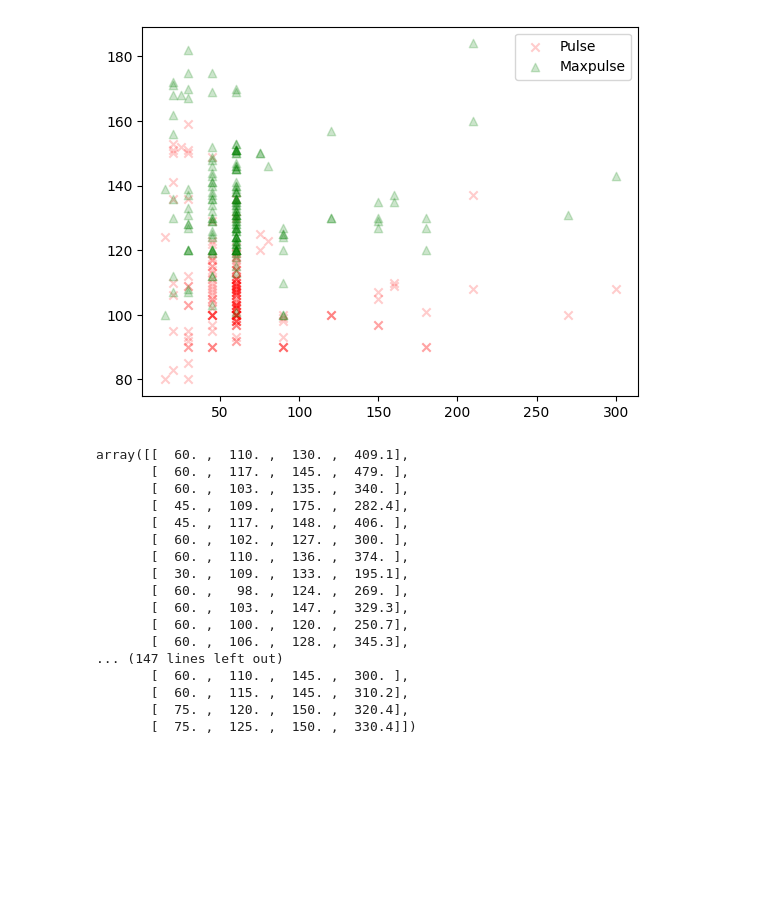
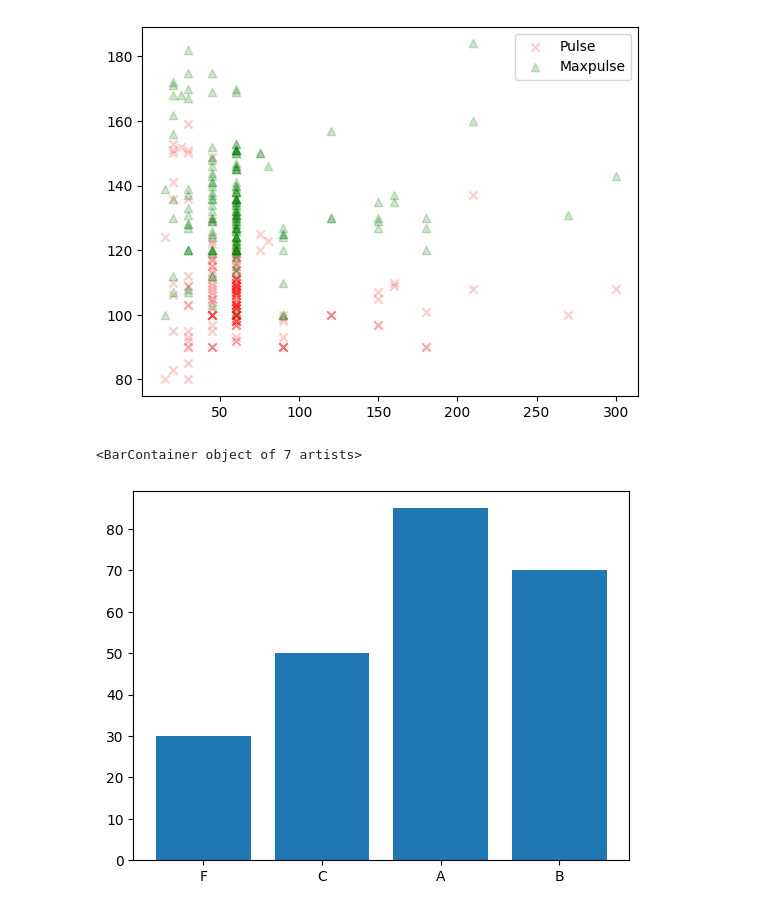
Before and after one commit to memonY49/SMIT-AI-DS-Batch-3, a Jupyter notebook: MatplotPractice.ipynb, the cells around one changed output. Saved outputs shown, nothing was run; the diff lists cells and outputs as text; code cells hidden in the pictures; blank space fills up the shorter version.

```diff
--- a/MatplotPractice.ipynb
+++ b/MatplotPractice.ipynb
@@ -73,22 +73,10 @@ plt.legend()
 # %%
 myarray = np.array(data)
 # %%
-myarray
+std_data = [30,50,80,20,65,70,85]
+grade = ['F','C','A','F','B','B','A']
-# %% [output]
-array([[  60. ,  110. ,  130. ,  409.1],
-       [  60. ,  117. ,  145. ,  479. ],
-       [  60. ,  103. ,  135. ,  340. ],
-       [  45. ,  109. ,  175. ,  282.4],
-       [  45. ,  117. ,  148. ,  406. ],
-       [  60. ,  102. ,  127. ,  300. ],
-       [  60. ,  110. ,  136. ,  374. ],
-       [  30. ,  109. ,  133. ,  195.1],
-       [  60. ,   98. ,  124. ,  269. ],
-       [  60. ,  103. ,  147. ,  329.3],
-       [  60. ,  100. ,  120. ,  250.7],
-       [  60. ,  106. ,  128. ,  345.3],
-... (147 lines left out)
-       [  60. ,  110. ,  145. ,  300. ],
-       [  60. ,  115. ,  145. ,  310.2],
-       [  75. ,  120. ,  150. ,  320.4],
-       [  75. ,  125. ,  150. ,  330.4]])
+# %%
+plt.bar(x=grade,height=std_data)
+# %% [output]
+<BarContainer object of 7 artists>
+[figure, added]
```
Also changed, not shown: parts of 19 cells of this notebook, 2 other files.
